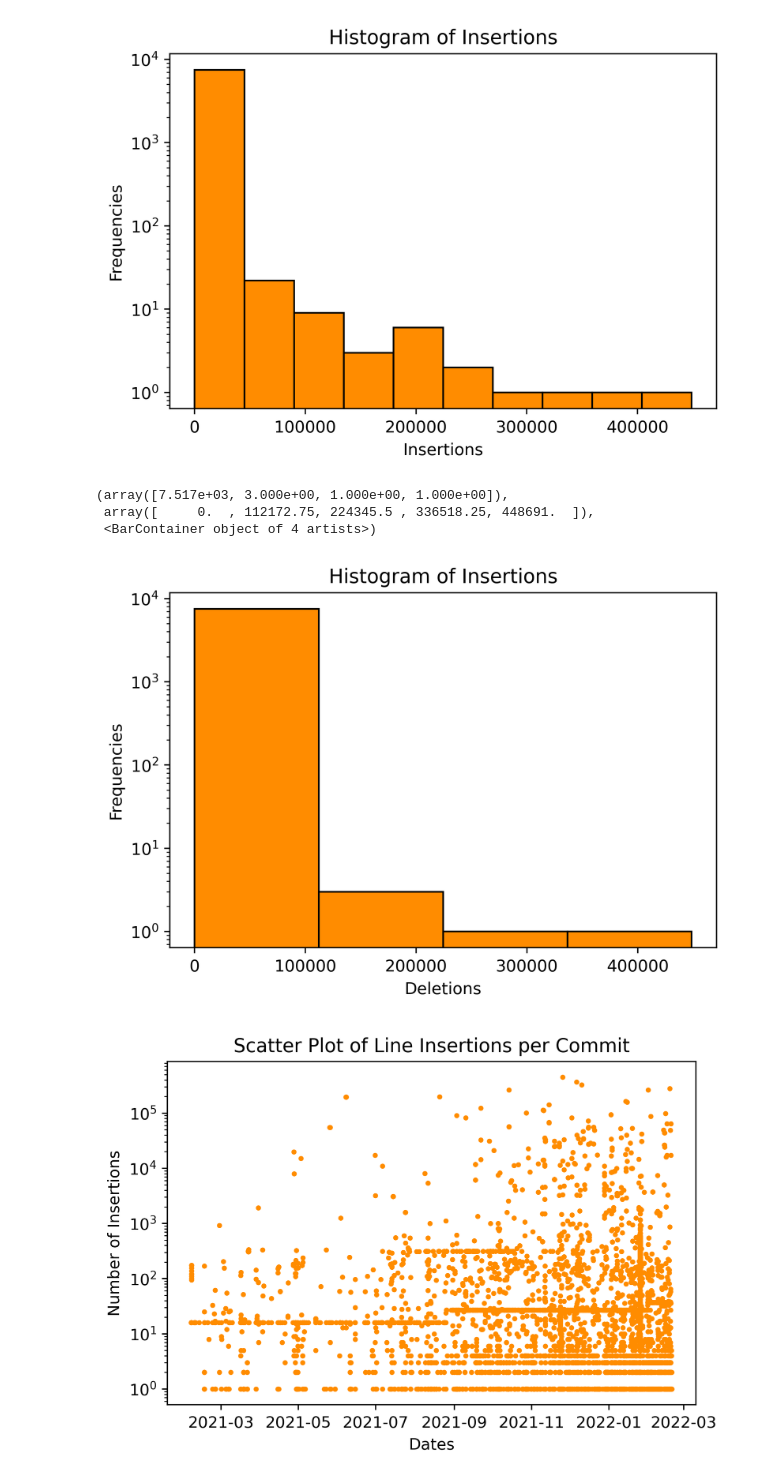
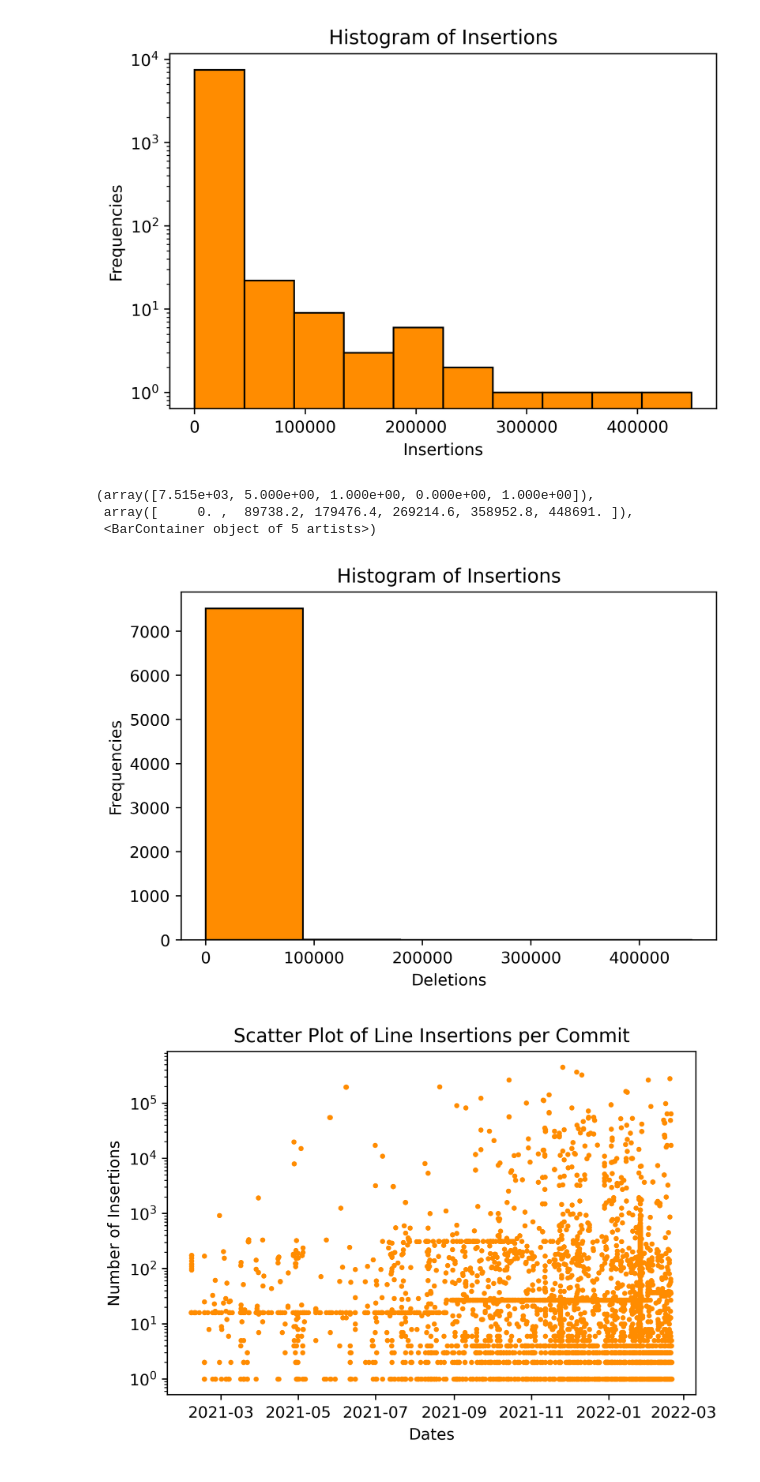
Before and after one commit to Elang89/hf-evolution, a Jupyter notebook: notebooks/datasets_statistics.ipynb, the cells around one changed output. Drawn from its saved outputs; the diff is of its cells as text; code cells hidden in the pictures.

```diff
--- a/notebooks/datasets_statistics.ipynb
+++ b/notebooks/datasets_statistics.ipynb
@@ -101,15 +103,14 @@ plt.hist(df_commits["insertions"], bins=10, facecolor="darkorange", edgecolor="b
 # %%
 figure = plt.figure(dpi=400)
 plt.xlabel("Deletions")
 plt.ylabel("Frequencies")
-plt.yscale("log")
 plt.title("Histogram of Insertions")
-plt.hist(df_commits["deletions"], bins=4, facecolor="darkorange", edgecolor="black")
+plt.hist(df_commits["deletions"], bins=5, facecolor="darkorange", edgecolor="black")
 # %% [output]
-(array([7.517e+03, 3.000e+00, 1.000e+00, 1.000e+00]),
- array([     0.  , 112172.75, 224345.5 , 336518.25, 448691.  ]),
- <BarContainer object of 4 artists>)
+(array([7.515e+03, 5.000e+00, 1.000e+00, 0.000e+00, 1.000e+00]),
+ array([     0. ,  89738.2, 179476.4, 269214.6, 358952.8, 448691. ]),
+ <BarContainer object of 5 artists>)
-[figure, old version]
+[figure, new version]
 # %%
 figure = plt.figure(dpi=400)
 plt.xlabel("Dates")
```
Also changed, not shown: parts of 3 cells of this notebook, 12 other files.
